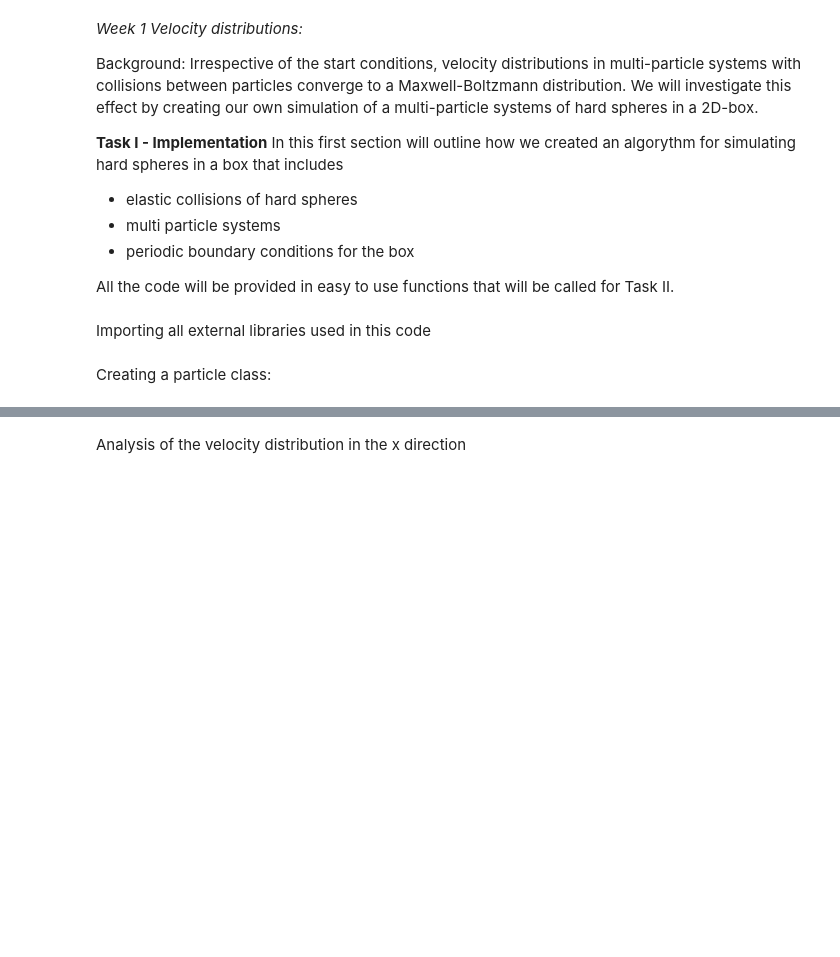
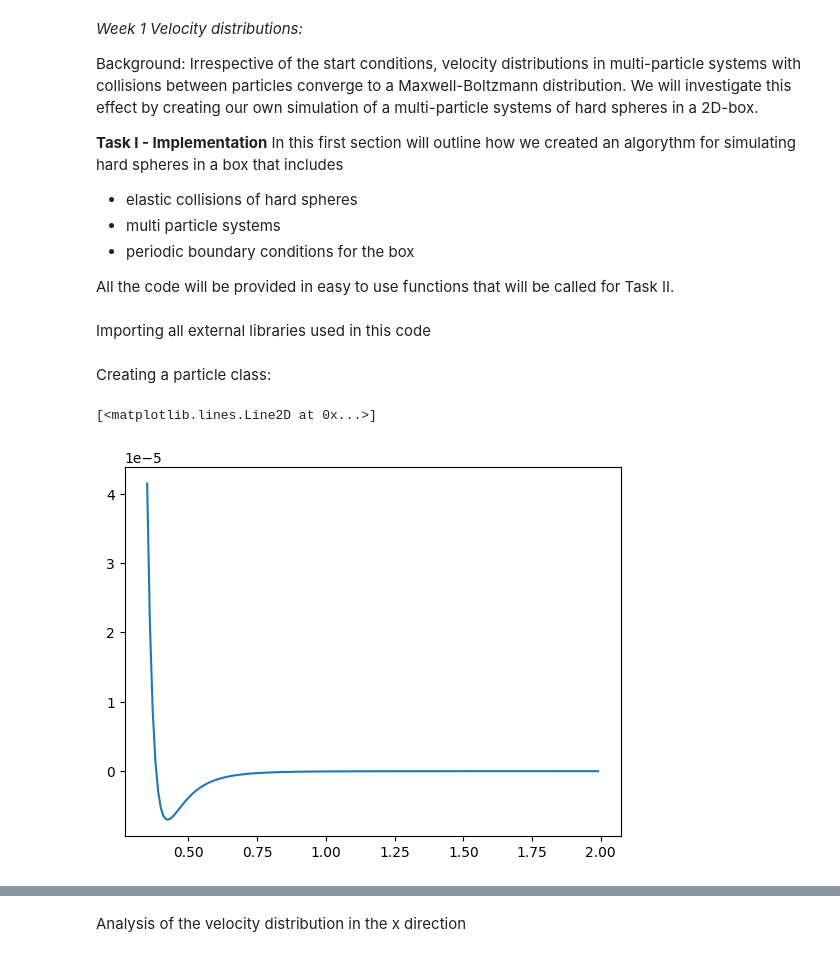
Before and after one commit to JONNeKK/ccs, a Jupyter notebook: week_2/week_2.ipynb, the cells around one changed output, grey strips where cells are left out. Cells and saved outputs as stored; diff of their text form; code cells hidden in the pictures; blank space fills up the shorter version.

```diff
--- a/week_2/week_2.ipynb
+++ b/week_2/week_2.ipynb
@@ -201,5 +238,13 @@ class Box:
         '''forte = self.forces
         print(forte)'''
+# %%
+c_6 = 6.2647225e-9 # g/mol  *  nm**8/fs**2
+c_12 = 9.847044e-12 # g/mol  *  nm**14/fs**2
+x = np.arange(0.35,2,0.01)
+plt.plot (x, (12*c_12/x**13-6*c_6/x**7))
+# %% [output]
+[<matplotlib.lines.Line2D at 0x...>]
+[figure, added]
 # %%
 from math import nan
 
```
Also changed, not shown: parts of 11 cells of this notebook.
